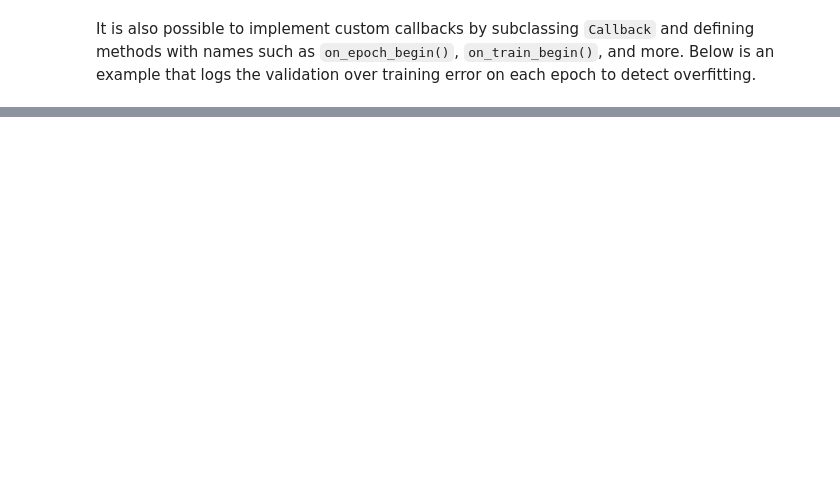
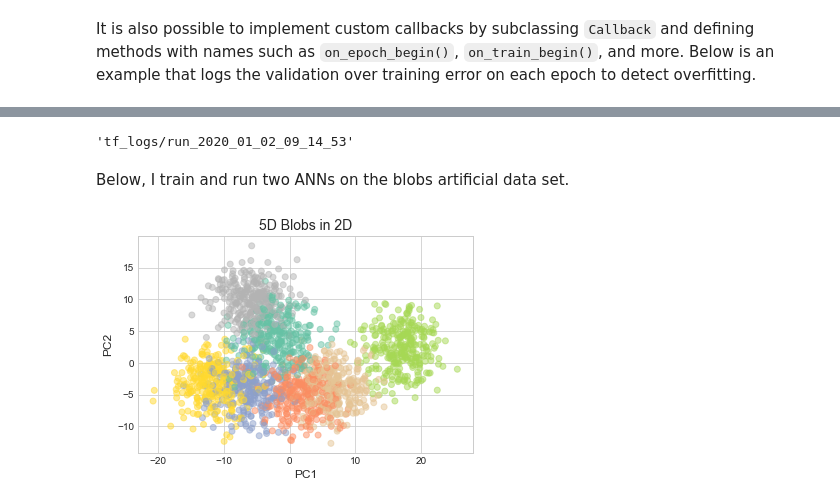
Before and after one commit to jhrcook/100DaysOfPython, a Jupyter notebook: HandsOnMachineLearningWithScikitLearnAndTensorFlow/homl_ch10_Introduction-to-artificial-neural-networks-with-keras.ipynb, the cells around one changed output, grey strips where cells are left out. Cells and saved outputs as stored; diff of their text form; code cells hidden in the pictures; blank space fills up the shorter version.

```diff
--- a/HandsOnMachineLearningWithScikitLearnAndTensorFlow/homl_ch10_Introduction-to-artificial-neural-networks-with-keras.ipynb
+++ b/HandsOnMachineLearningWithScikitLearnAndTensorFlow/homl_ch10_Introduction-to-artificial-neural-networks-with-keras.ipynb
@@ -1121,0 +1136,32 @@ class PrintValidationTrainingRatioCallback(keras.callbacks.Callback):
+# %%
+get_run_logdir()
+# %% [output]
+'tf_logs/run_2020_01_02_09_14_53'
+# %% [markdown]
+Below, I train and run two ANNs on the blobs artificial data set.
+# %%
+from sklearn.datasets import make_blobs
+from sklearn.decomposition import PCA
+
+X_blob, y_blob = make_blobs(n_samples=2000,
+                            n_features=5,
+                            centers=7,
+                            cluster_std=3,
+                            random_state=0)
+
+X_blob_train, X_blob_test, y_blob_train, y_blob_test = train_test_split(X_blob,
+                                                                        y_blob,
+                                                                        shuffle=True,
+                                                                        random_state=0)
+
+pca = PCA(n_components=2)
+blob_reduced = pca.fit_transform(X_blob)
+
+plt.scatter(blob_reduced[:, 0], blob_reduced[:, 1],
+            c=y_blob, cmap='Set2', alpha=0.5)
+plt.xlabel('PC1', fontsize=12)
+plt.ylabel('PC2', fontsize=12)
+plt.title('5D Blobs in 2D', fontsize=14)
+plt.show()
+# %% [output]
+[figure, added]
```
Also changed, not shown: parts of 39 cells of this notebook, 29 other files.
